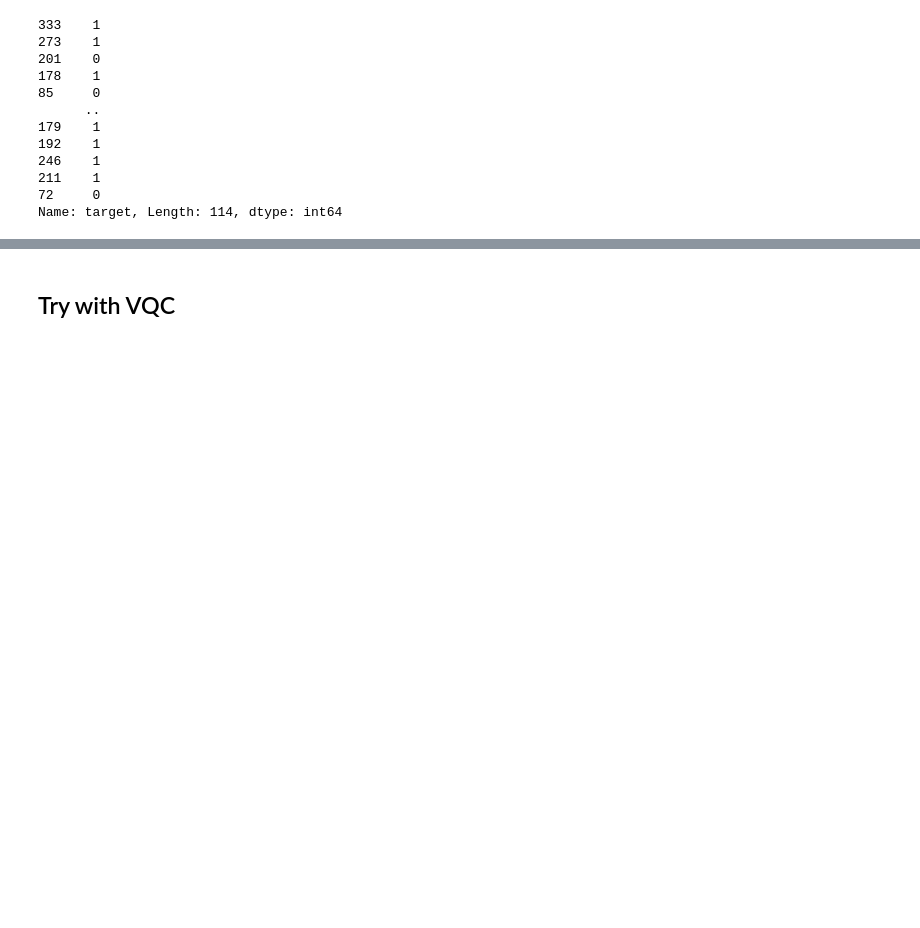
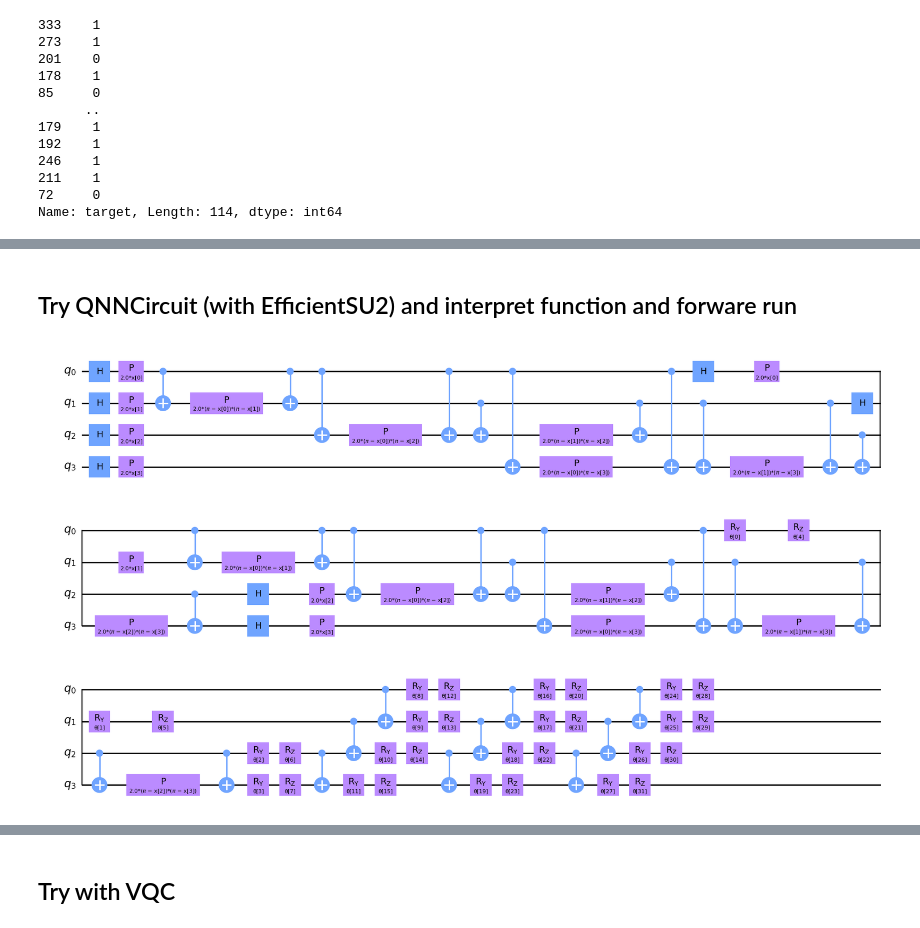
Before and after one commit to MarcMaussner/2024_fh_nuremberg, a Jupyter notebook: breast_cancer_dataset/breast_cancer_dataset.ipynb, the cells around one changed output, grey strips where cells are left out. Cells and saved outputs as stored; diff of their text form; code cells hidden in the pictures; blank space fills up the shorter version.

```diff
--- a/breast_cancer_dataset/breast_cancer_dataset.ipynb
+++ b/breast_cancer_dataset/breast_cancer_dataset.ipynb
@@ -188,0 +235,10 @@ Score of breast cancer training data: 0.7894736842105263
+# %% [markdown]
+## Try QNNCircuit (with EfficientSU2) and interpret function and forware run
+# %%
+# try sampler qnn with forward
+from qiskit.circuit.library import EfficientSU2
+
+qc_su2 = QNNCircuit(ansatz=EfficientSU2(bc_feature_dim, reps=3))
+qc_su2.decompose().draw("mpl", style="clifford")
+# %% [output]
+[figure, added]
```
Also changed, not shown: parts of 22 cells of this notebook.
